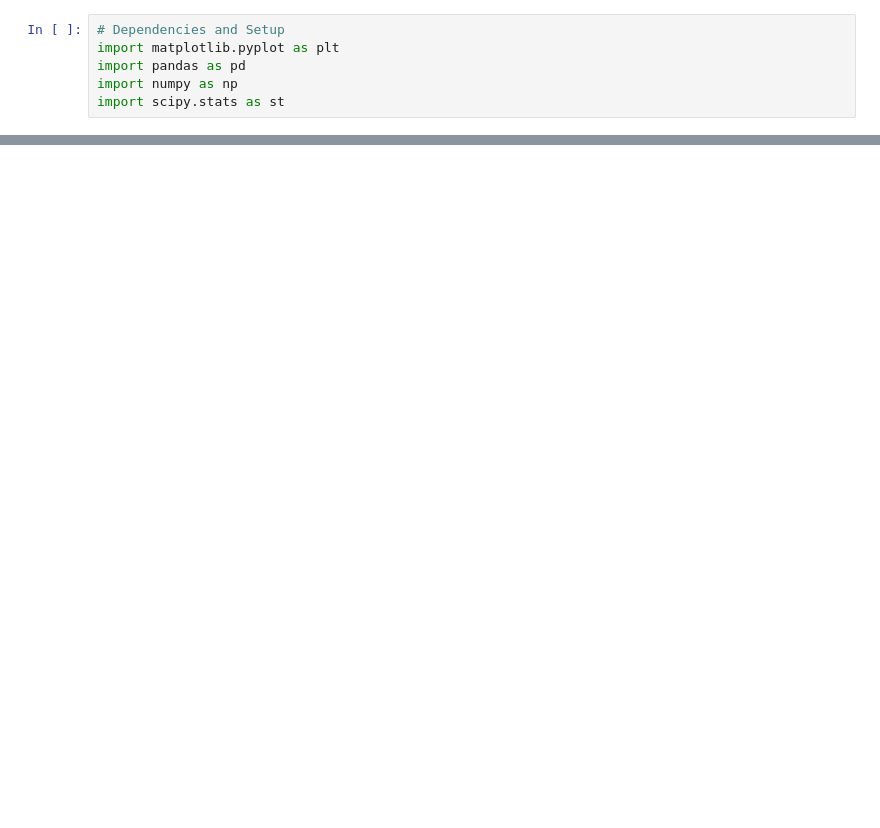
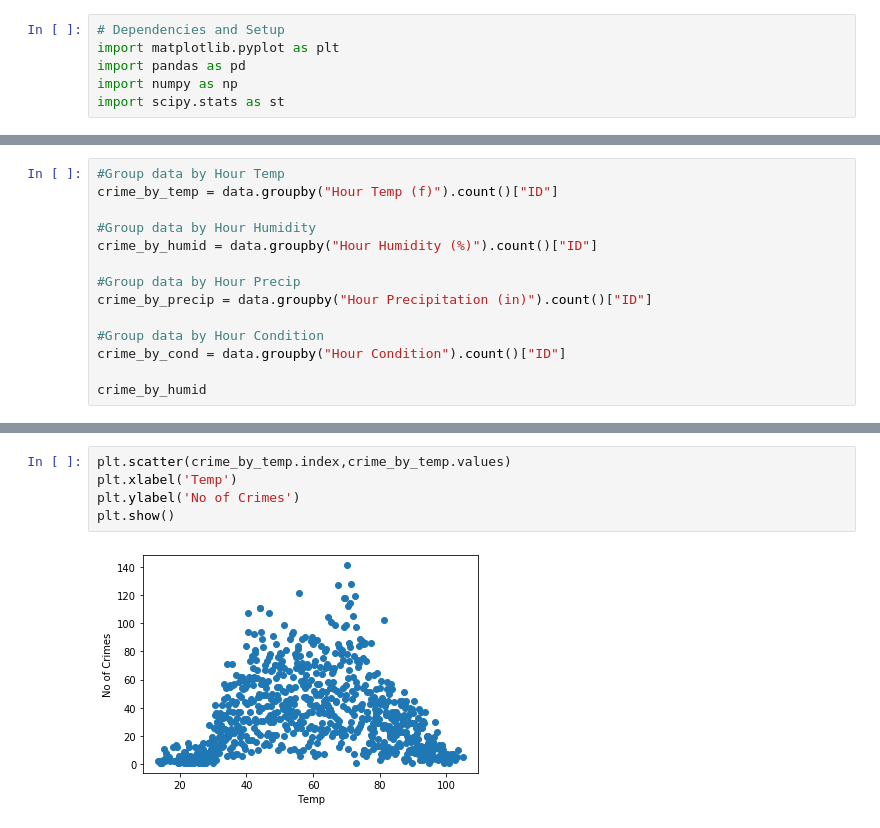
Before and after one commit to b-wild/Project_One_Group_2, a Jupyter notebook: Q3-4_Correlation.ipynb, the cells around one changed output, grey strips where cells are left out. Saved outputs shown, nothing was run; the diff lists cells and outputs as text; blank space fills up the shorter version.

```diff
--- a/Q3-4_Correlation.ipynb
+++ b/Q3-4_Correlation.ipynb
@@ -17,0 +46,14 @@ FileNotFoundError: [Errno 2] File output_data/crime_weather_merged.csv does not
+# %%
+#Group data by Hour Temp
+crime_by_temp = data.groupby("Hour Temp (f)").count()["ID"]
+
+#Group data by Hour Humidity
+crime_by_humid = data.groupby("Hour Humidity (%)").count()["ID"]
+
+#Group data by Hour Precip
+crime_by_precip = data.groupby("Hour Precipitation (in)").count()["ID"]
+
+#Group data by Hour Condition
+crime_by_cond = data.groupby("Hour Condition").count()["ID"]
+
+crime_by_humid
@@ -17,0 +74,7 @@ FileNotFoundError: [Errno 2] File output_data/crime_weather_merged.csv does not
+# %%
+plt.scatter(crime_by_temp.index,crime_by_temp.values)
+plt.xlabel('Temp')
+plt.ylabel('No of Crimes')
+plt.show()
+# %% [output]
+[figure, added]
```
Also changed, not shown: parts of 12 cells of this notebook.
